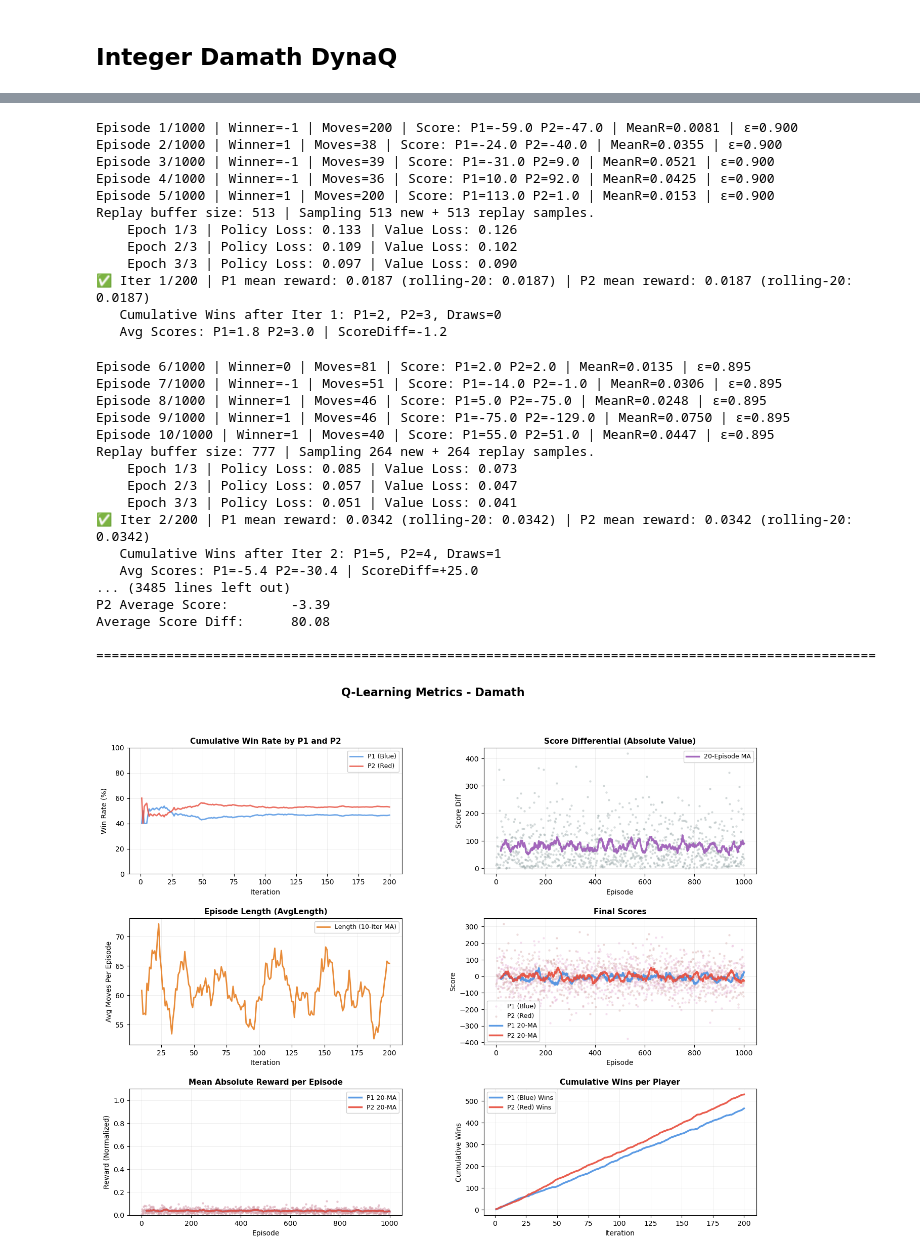
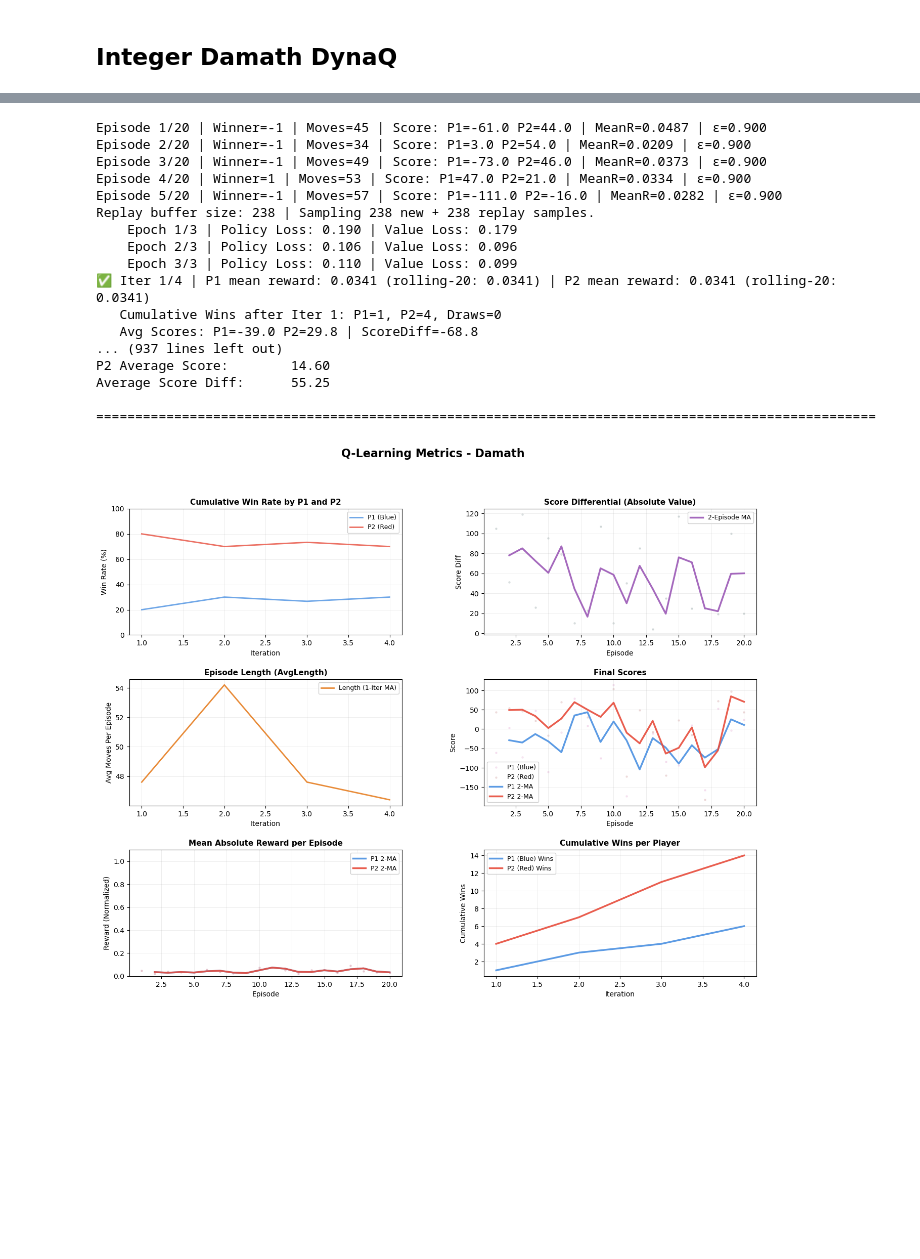
Before and after one commit to machiwao/CCRNFLRL_Integer_Damath, a Jupyter notebook: DynaQ.ipynb, the cells around one changed output, grey strips where cells are left out. Saved outputs shown, nothing was run; the diff lists cells and outputs as text; code cells hidden in the pictures; blank space fills up the shorter version.

```diff
--- a/DynaQ.ipynb
+++ b/DynaQ.ipynb
@@ -812,12 +918,14 @@ class DynaQAgent:
 #         "reward_p1": final_reward_p1,
 #         "reward_p2": final_reward_p2,
 #     }
-def self_play_game(env_factory, agent, max_moves=300):
+# ----------------------- Self-Play Game - DEBUG VERSION ------------------------
+def self_play_game(env_factory, agent, max_moves=300, debug_first_game=False):
     """Play one game with rewards properly normalized to [0, 1] range"""
     env = env_factory()
     move_count = 0
     experiences = []
     display_rewards = []
+    raw_rewards_list = []  # Track raw rewards for debugging
 
     while not env.game_over() and move_count < max_moves:
         state = encode_state(env)
@@ -833,9 +941,10 @@ def self_play_game(env_factory, agent, max_moves=300):
 
         # Calculate raw reward
         raw_reward = (new_scores[1] - old_scores[1]) - (new_scores[-1] - old_scores[-1])
+        raw_rewards_list.append(abs(raw_reward))
 
         # ✅ Normalize to [-1, 1] range with clipping
-        normalized_reward = np.clip(raw_reward / 100.0, -1.0, 1.0)
+        normalized_reward = float(np.clip(raw_reward / 100.0, -1.0, 1.0))
 
         next_state = encode_state(env)
         next_legal_mask, _, _ = agent.get_legal_mask(env)
@@ -845,8 +954,7 @@ def self_play_game(env_factory, agent, max_moves=300):
         agent.store_experience(state, action_idx, normalized_reward, next_state, done)
         experiences.append((state, action_idx, normalized_reward, next_state, done))
 
-        # ✅ CRITICAL: Store the NORMALIZED reward (not raw!)
-        # This should be in [0, 1] after taking absolute value
+        # ✅ Store the absolute NORMALIZED reward
         display_rewards.append(abs(normalized_reward))
 
         # Update Q-network
@@ -857,13 +965,23 @@ def self_play_game(env_factory, agent, max_moves=300):
 
         move_count += 1
 
+    # Debug output for first game
+    if debug_first_game and len(display_rewards) > 0:
+        print(f"\n🔍 DEBUG - First Game Rewards:")
+        print(f"   Total moves: {len(display_rewards)}")
+        print(f"   Raw rewards - Mean: {np.mean(raw_rewards_list):.2f}, Max: {max(raw_rewards_list):.2f}, Min: {min(raw_rewards_list):.2f}")
+        print(f"   Normalized rewards - Mean: {np.mean(display_rewards):.4f}, Max: {max(display_rewards):.4f}, Min: {min(display_rewards):.4f}")
+        print(f"   Non-zero rewards: {sum(1 for r in display_rewards if r > 0.001)} / {len(display_rewards)}")
+        print(f"   Sample raw rewards (first 10): {raw_rewards_list[:10]}")
+        print(f"   Sample normalized (first 10): {[f'{r:.4f}' for r in display_rewards[:10]]}\n")
+
     # Final rewards
     final_reward_p1, winner, final_scores = env.compute_final_reward_for(player=1)
     final_reward_p2, _, _ = env.compute_final_reward_for(player=-1)
 
     return {
         "experiences": experiences,
-        "display_rewards": display_rewards,  # ✅ Normalized rewards in [0, 1]
+        "display_rewards": display_rewards,
         "final_scores": final_scores,
         "winner": winner,
         "move_count": move_count,
@@ -1359,7 +1477,7 @@ def train_dynaq_with_viz(env_factory, num_episodes=200, games_per_iter=5, max_mo
         'q_net': q_net.state_dict(),
         'model_net': model_net.state_dict(),
         'history': history
-    }, "DynaQ_HER.pth")
+    }, "DynaQ_def.pth")
 
     writer.close()
     print(f"🎯 Training complete!")
@@ -1400,7 +1518,7 @@ def env_factory():
 # Train with all the metrics and hyperparameters
 q_net, model_net, agent, history = train_dynaq_with_viz(
     env_factory,
-    num_episodes=1000,   # still training for 1000 episodes
+    num_episodes=20,   # still training for 1000 episodes
     games_per_iter=5,
     epsilon=0.9,         # Exploration Rate
     alpha=0.01,         # Learning Rate
@@ -1420,33 +1538,21 @@ plot_training_metrics(history)
-Episode 1/1000 | Winner=-1 | Moves=200 | Score: P1=-59.0 P2=-47.0 | MeanR=0.0081 | ε=0.900
-Episode 2/1000 | Winner=1 | Moves=38 | Score: P1=-24.0 P2=-40.0 | MeanR=0.0355 | ε=0.900
-Episode 3/1000 | Winner=-1 | Moves=39 | Score: P1=-31.0 P2=9.0 | MeanR=0.0521 | ε=0.900
-Episode 4/1000 | Winner=-1 | Moves=36 | Score: P1=10.0 P2=92.0 | MeanR=0.0425 | ε=0.900
-Episode 5/1000 | Winner=1 | Moves=200 | Score: P1=113.0 P2=1.0 | MeanR=0.0153 | ε=0.900
-Replay buffer size: 513 | Sampling 513 new + 513 replay samples.
-    Epoch 1/3 | Policy Loss: 0.133 | Value Loss: 0.126
-    Epoch 2/3 | Policy Loss: 0.109 | Value Loss: 0.102
-    Epoch 3/3 | Policy Loss: 0.097 | Value Loss: 0.090
-✅ Iter 1/200 | P1 mean reward: 0.0187 (rolling-20: 0.0187) | P2 mean reward: 0.0187 (rolling-20: 0.0187)
-   Cumulative Wins after Iter 1: P1=2, P2=3, Draws=0
-   Avg Scores: P1=1.8 P2=3.0 | ScoreDiff=-1.2
+Episode 1/20 | Winner=-1 | Moves=45 | Score: P1=-61.0 P2=44.0 | MeanR=0.0487 | ε=0.900
+Episode 2/20 | Winner=-1 | Moves=34 | Score: P1=3.0 P2=54.0 | MeanR=0.0209 | ε=0.900
+Episode 3/20 | Winner=-1 | Moves=49 | Score: P1=-73.0 P2=46.0 | MeanR=0.0373 | ε=0.900
+Episode 4/20 | Winner=1 | Moves=53 | Score: P1=47.0 P2=21.0 | MeanR=0.0334 | ε=0.900
+Episode 5/20 | Winner=-1 | Moves=57 | Score: P1=-111.0 P2=-16.0 | MeanR=0.0282 | ε=0.900
+Replay buffer size: 238 | Sampling 238 new + 238 replay samples.
+    Epoch 1/3 | Policy Loss: 0.190 | Value Loss: 0.179
+    Epoch 2/3 | Policy Loss: 0.106 | Value Loss: 0.096
+    Epoch 3/3 | Policy Loss: 0.110 | Value Loss: 0.099
+✅ Iter 1/4 | P1 mean reward: 0.0341 (rolling-20: 0.0341) | P2 mean reward: 0.0341 (rolling-20: 0.0341)
+   Cumulative Wins after Iter 1: P1=1, P2=4, Draws=0
+   Avg Scores: P1=-39.0 P2=29.8 | ScoreDiff=-68.8
+... (937 lines left out)
+P2 Average Score:        14.60
+Average Score Diff:      55.25
+
+====================================================================================================
-Episode 6/1000 | Winner=0 | Moves=81 | Score: P1=2.0 P2=2.0 | MeanR=0.0135 | ε=0.895
-Episode 7/1000 | Winner=-1 | Moves=51 | Score: P1=-14.0 P2=-1.0 | MeanR=0.0306 | ε=0.895
-Episode 8/1000 | Winner=1 | Moves=46 | Score: P1=5.0 P2=-75.0 | MeanR=0.0248 | ε=0.895
-Episode 9/1000 | Winner=1 | Moves=46 | Score: P1=-75.0 P2=-129.0 | MeanR=0.0750 | ε=0.895
-Episode 10/1000 | Winner=1 | Moves=40 | Score: P1=55.0 P2=51.0 | MeanR=0.0447 | ε=0.895
-Replay buffer size: 777 | Sampling 264 new + 264 replay samples.
-    Epoch 1/3 | Policy Loss: 0.085 | Value Loss: 0.073
-    Epoch 2/3 | Policy Loss: 0.057 | Value Loss: 0.047
-    Epoch 3/3 | Policy Loss: 0.051 | Value Loss: 0.041
-✅ Iter 2/200 | P1 mean reward: 0.0342 (rolling-20: 0.0342) | P2 mean reward: 0.0342 (rolling-20: 0.0342)
-   Cumulative Wins after Iter 2: P1=5, P2=4, Draws=1
-   Avg Scores: P1=-5.4 P2=-30.4 | ScoreDiff=+25.0
-... (3485 lines left out)
-P2 Average Score:        -3.39
-Average Score Diff:      80.08
-
-====================================================================================================
-[figure, old version]
+[figure, new version]
 # %%
 # import torch
 
```
Also changed, not shown: parts of 2 cells of this notebook.
